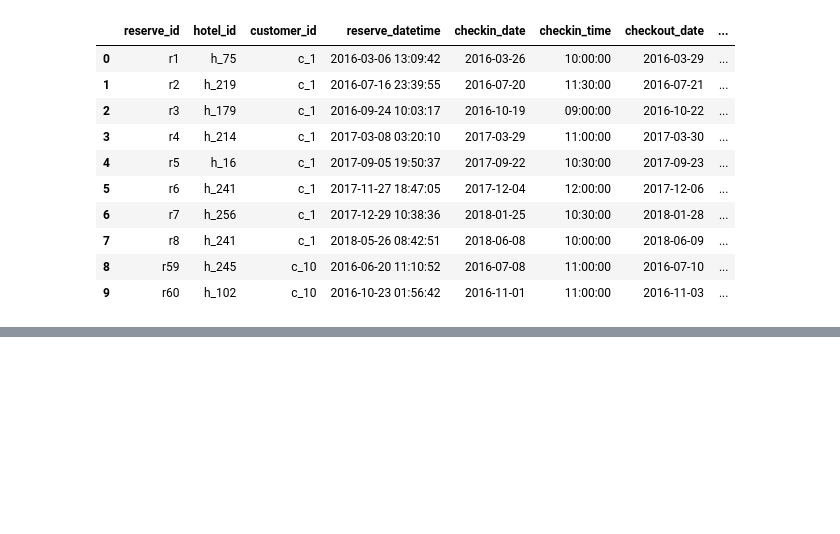
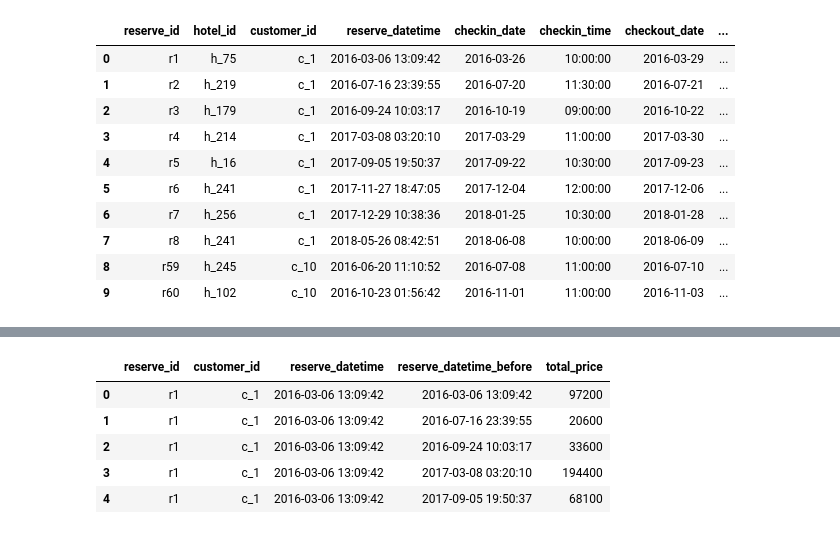
Before and after one commit to suhyun-cho/study, a Jupyter notebook: Data-Preprocessing/004_join.ipynb, the cells around one changed output, grey strips where cells are left out. Cells and saved outputs as stored; diff of their text form; code cells hidden in the pictures; blank space fills up the shorter version.

```diff
--- a/Data-Preprocessing/004_join.ipynb
+++ b/Data-Preprocessing/004_join.ipynb
@@ -314,0 +378,12 @@ result.head(10)
+# %%
+# reserve_datetime의 날짜를 확인하지 않고, customer_id가 같은 데이터들을 모두 결합.
+sum_table=pd.merge(reserve_tb[['reserve_id','customer_id','reserve_datetime']],
+                  reserve_tb[['customer_id','reserve_datetime','total_price']].rename(columns={'reserve_datetime':'reserve_datetime_before'}),on='customer_id')
+sum_table.head()
+# %% [output]
+|  | reserve_id | customer_id | reserve_datetime | reserve_datetime_before | total_price |
+| 0 | r1 | c_1 | 2016-03-06 13:09:42 | 2016-03-06 13:09:42 | 97200 |
+| 1 | r1 | c_1 | 2016-03-06 13:09:42 | 2016-07-16 23:39:55 | 20600 |
+| 2 | r1 | c_1 | 2016-03-06 13:09:42 | 2016-09-24 10:03:17 | 33600 |
+| 3 | r1 | c_1 | 2016-03-06 13:09:42 | 2017-03-08 03:20:10 | 194400 |
+| 4 | r1 | c_1 | 2016-03-06 13:09:42 | 2017-09-05 19:50:37 | 68100 |
```
Also changed, not shown: parts of 15 cells of this notebook.
